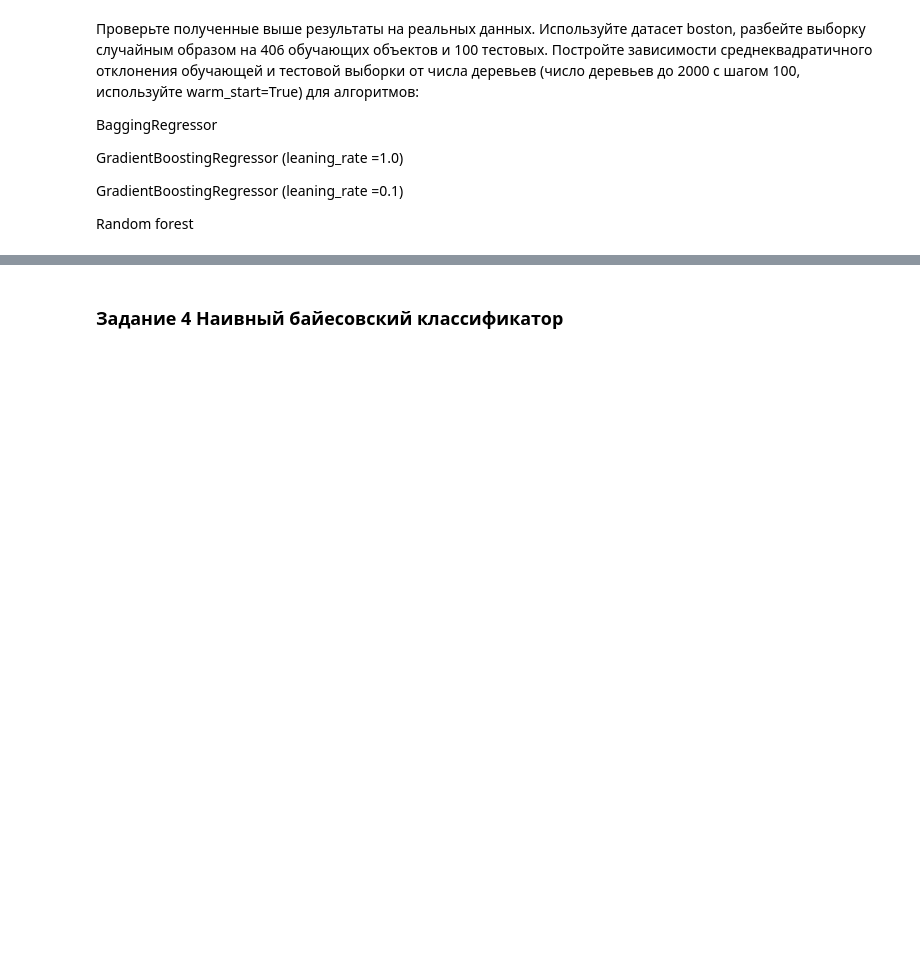
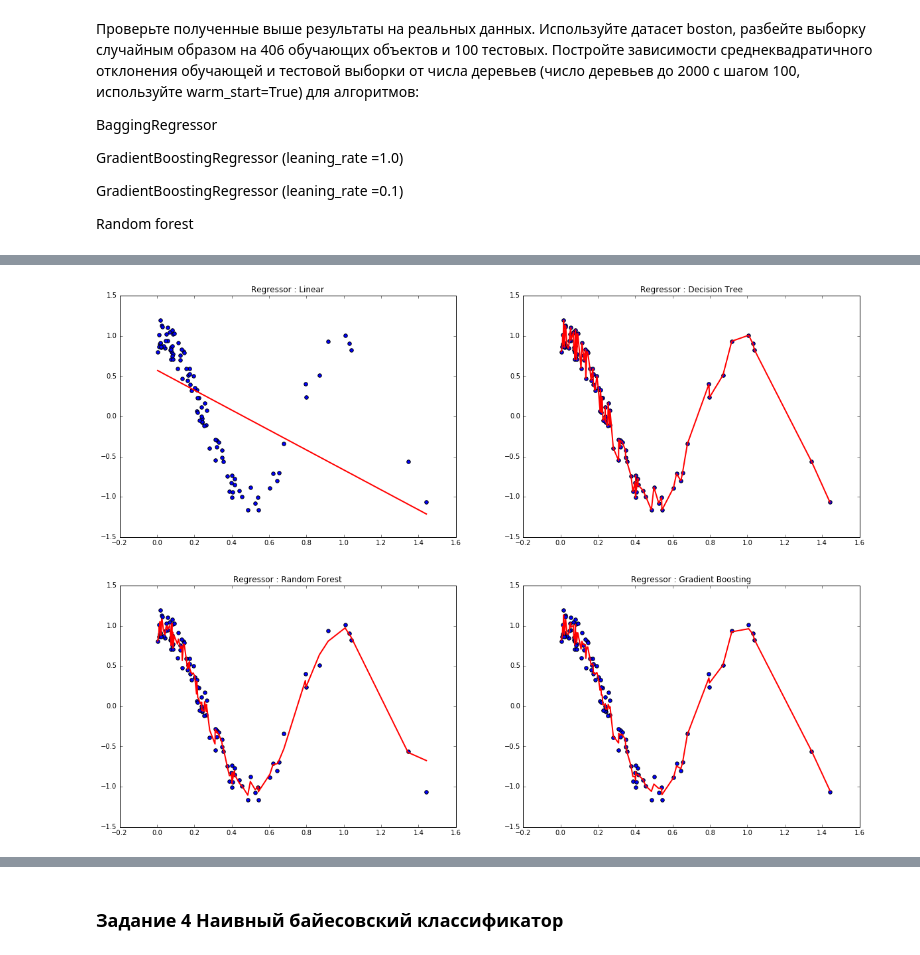
Before and after one commit to vtkuzmin/Machine-learning, a Jupyter notebook: Семинар 10.03.ipynb, the cells around one changed output, grey strips where cells are left out. Cells and saved outputs as stored; diff of their text form; code cells hidden in the pictures; blank space fills up the shorter version.

```diff
--- a/Семинар 10.03.ipynb
+++ b/Семинар 10.03.ipynb
@@ -203,0 +221,11 @@ $$ Variance=E_{x,y} (E_{X}(\mathbb{E}_X [\mu(X)] - \mu(X)])^2)$$
+# %%
+plt.figure(figsize=(20, 30))
+for i,reg in enumerate(regressors):
+    reg.fit(X_exp.reshape(-1, 1), y_exp)
+    plt.subplot(4, 2, i+1)
+    plt.scatter(X_exp, y_exp, s=30)
+    X = np.array(sorted(X_exp))
+    plt.plot(X, reg.predict(X.reshape(-1, 1)), c='red', linewidth=(2))
+    plt.title('Regressor : {}'.format(names[i]))
+# %% [output]
+[figure, added]
```
Also changed, not shown: parts of 45 cells of this notebook.
